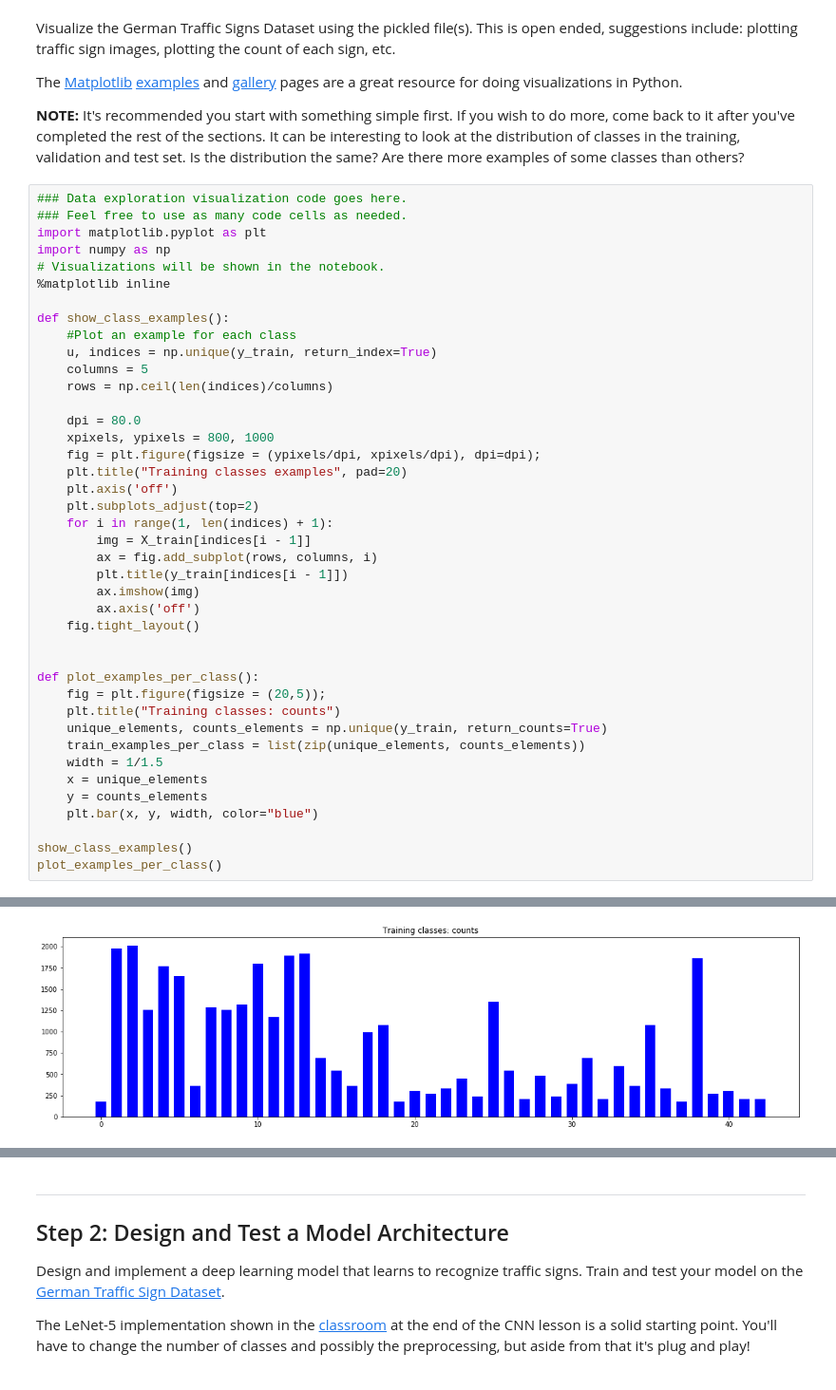
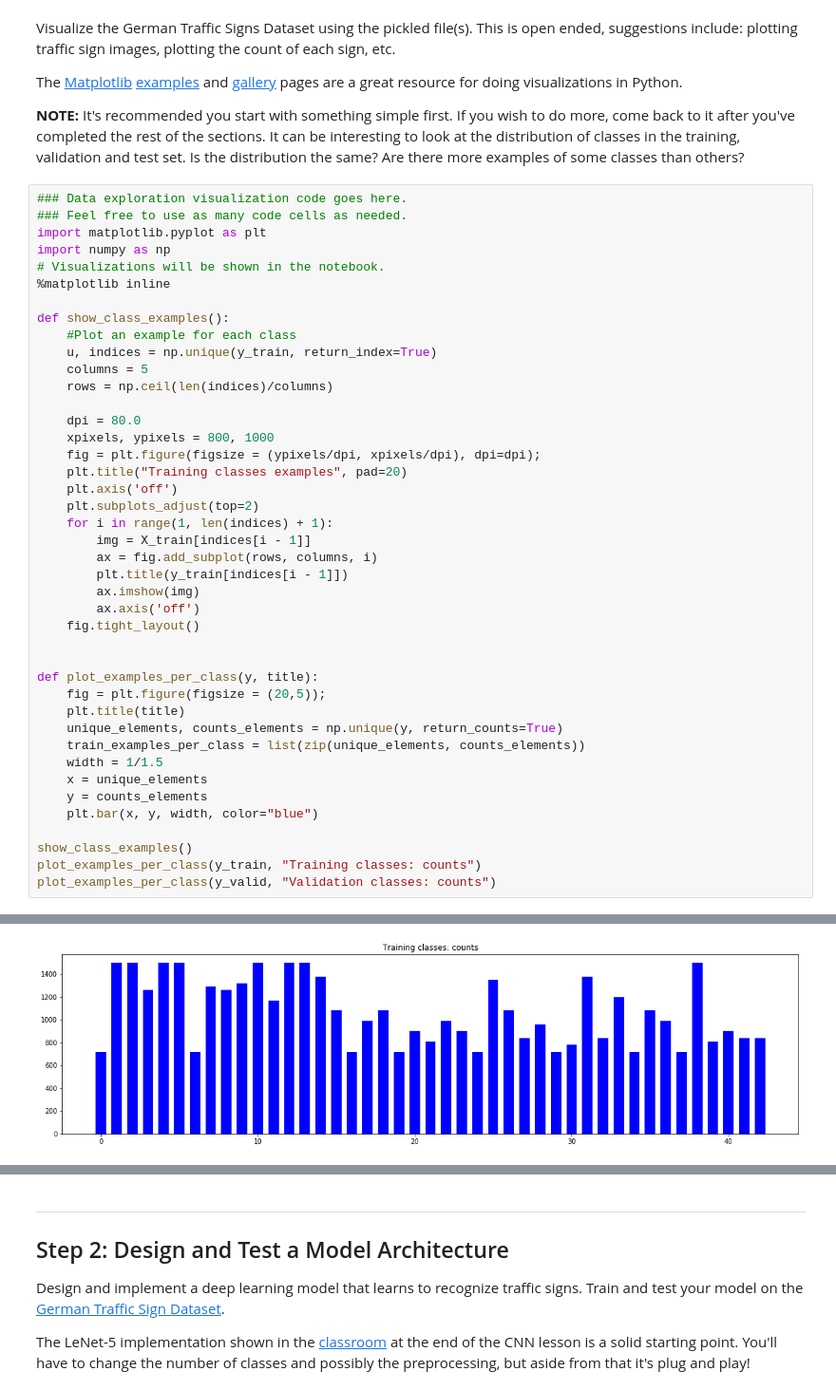
Before and after one commit to ivovandongen/CarND-Traffic-Sign-Classifier-Project, a Jupyter notebook: Traffic_Sign_Classifier.ipynb, the cells around one changed output, grey strips where cells are left out. Shown at 95% size. Saved outputs shown, nothing was run; the diff lists cells and outputs as text.

```diff
--- a/Traffic_Sign_Classifier.ipynb
+++ b/Traffic_Sign_Classifier.ipynb
@@ -104,35 +104,36 @@ def show_class_examples():
     #Plot an example for each class
     u, indices = np.unique(y_train, return_index=True)
     columns = 5
     rows = np.ceil(len(indices)/columns)
 
     dpi = 80.0
     xpixels, ypixels = 800, 1000
     fig = plt.figure(figsize = (ypixels/dpi, xpixels/dpi), dpi=dpi);
     plt.title("Training classes examples", pad=20)
     plt.axis('off')
     plt.subplots_adjust(top=2)
     for i in range(1, len(indices) + 1):
         img = X_train[indices[i - 1]]
         ax = fig.add_subplot(rows, columns, i)
         plt.title(y_train[indices[i - 1]])
         ax.imshow(img)
         ax.axis('off')
     fig.tight_layout()
 
 
-def plot_examples_per_class():
+def plot_examples_per_class(y, title):
     fig = plt.figure(figsize = (20,5));
-    plt.title("Training classes: counts")
-    unique_elements, counts_elements = np.unique(y_train, return_counts=True)
+    plt.title(title)
+    unique_elements, counts_elements = np.unique(y, return_counts=True)
     train_examples_per_class = list(zip(unique_elements, counts_elements))
     width = 1/1.5
     x = unique_elements
     y = counts_elements
     plt.bar(x, y, width, color="blue")
 
 show_class_examples()
-plot_examples_per_class()
+plot_examples_per_class(y_train, "Training classes: counts")
+plot_examples_per_class(y_valid, "Validation classes: counts")
 # %% [output]
 [figure]
-[figure, old version]
+[figure, new version]
```
Also changed, not shown: parts of 7 cells of this notebook.
